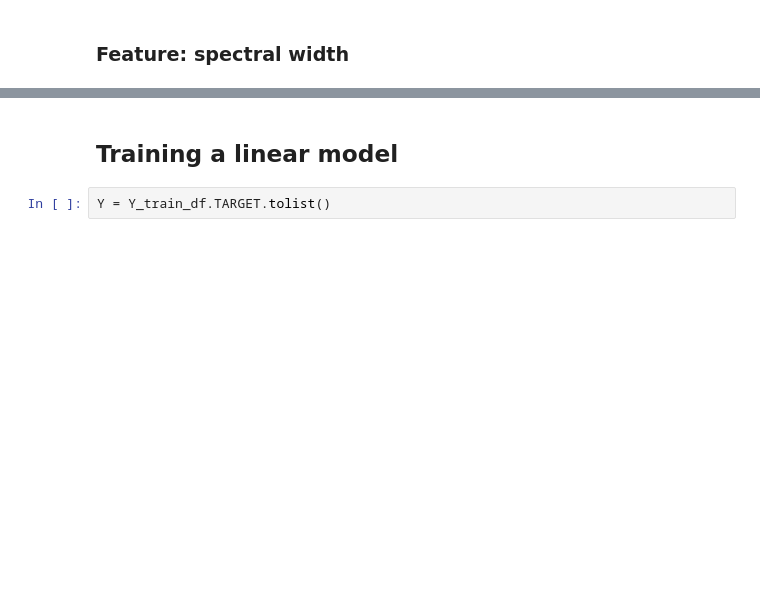
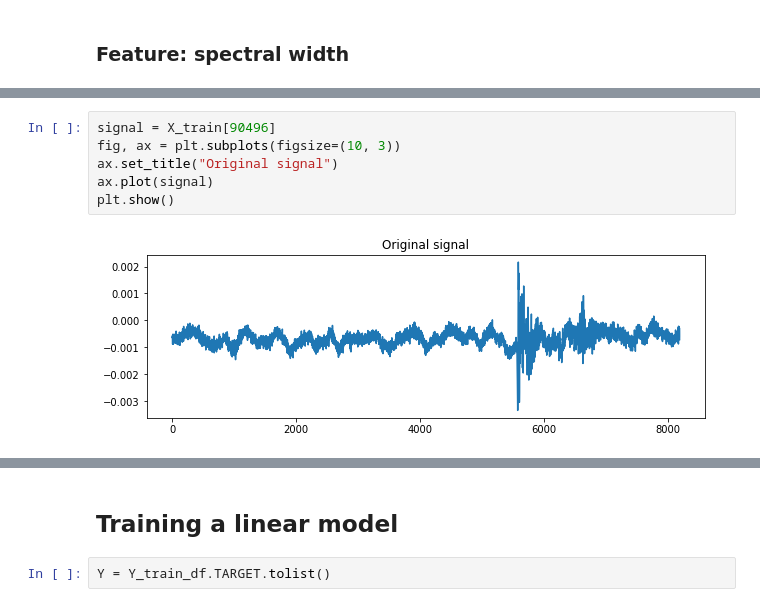
Before and after one commit to bastiendechamps/DOCC10_challenge_MVA, a Jupyter notebook: notebooks/clean.ipynb, the cells around one changed output, grey strips where cells are left out. Cells and saved outputs as stored; diff of their text form; blank space fills up the shorter version.

```diff
--- a/notebooks/clean.ipynb
+++ b/notebooks/clean.ipynb
@@ -224,0 +215,8 @@ def spectral_width(ps, ratio=0.5):
+# %%
+signal = X_train[90496]
+fig, ax = plt.subplots(figsize=(10, 3))
+ax.set_title("Original signal")
+ax.plot(signal)
+plt.show()
+# %% [output]
+[figure, added]
```
Also changed, not shown: parts of 33 cells of this notebook.
